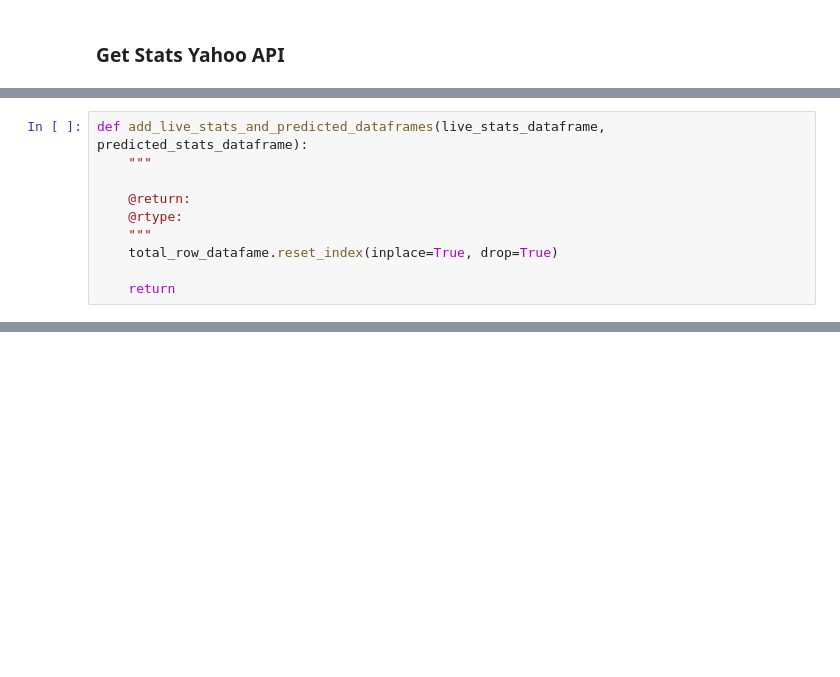
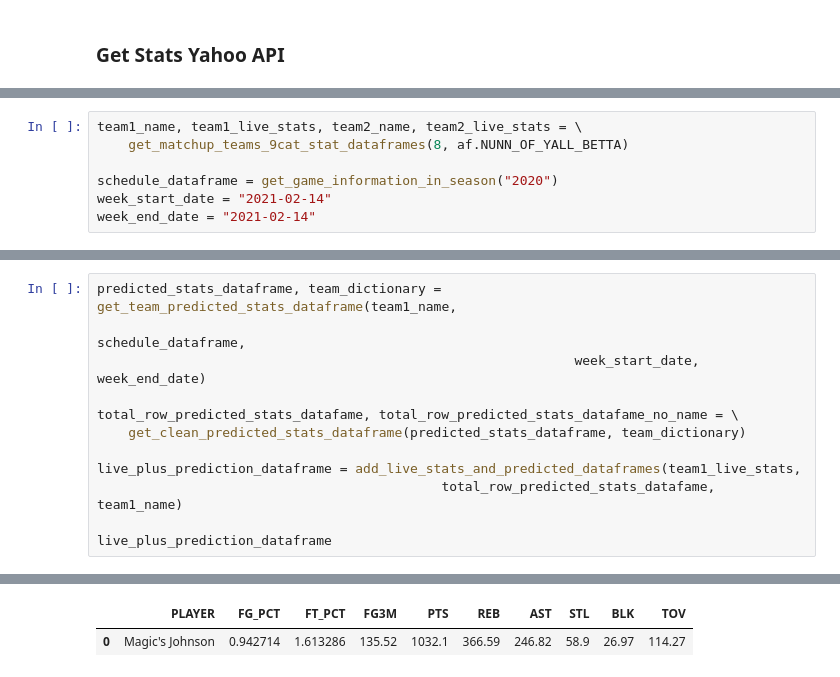
Before and after one commit to JaumeClave/waiver_wire_machine, a Jupyter notebook: notebooks/04_matchup_evaluator.ipynb, the cells around one changed output, grey strips where cells are left out. Cells and saved outputs as stored; diff of their text form; blank space fills up the shorter version.

```diff
--- a/notebooks/04_matchup_evaluator.ipynb
+++ b/notebooks/04_matchup_evaluator.ipynb
@@ -1785,10 +1840,0 @@ b
-# %%
-def add_live_stats_and_predicted_dataframes(live_stats_dataframe, predicted_stats_dataframe):
-    """
-
-    @return:
-    @rtype:
-    """
-    total_row_datafame.reset_index(inplace=True, drop=True)
-
-    return
@@ -1794,0 +1904,7 @@ def add_live_stats_and_predicted_dataframes(live_stats_dataframe, predicted_stat
+# %%
+team1_name, team1_live_stats, team2_name, team2_live_stats = \
+    get_matchup_teams_9cat_stat_dataframes(8, af.NUNN_OF_YALL_BETTA)
+
+schedule_dataframe = get_game_information_in_season("2020")
+week_start_date = "2021-02-14"
+week_end_date = "2021-02-14"
@@ -1794,0 +1915,13 @@ def add_live_stats_and_predicted_dataframes(live_stats_dataframe, predicted_stat
+# %%
+predicted_stats_dataframe, team_dictionary = get_team_predicted_stats_dataframe(team1_name,
+                                                                                schedule_dataframe,
+                                                             week_start_date, week_end_date)
+
+total_row_predicted_stats_datafame, total_row_predicted_stats_datafame_no_name = \
+    get_clean_predicted_stats_dataframe(predicted_stats_dataframe, team_dictionary)
+
+live_plus_prediction_dataframe = add_live_stats_and_predicted_dataframes(team1_live_stats,
+                                            total_row_predicted_stats_datafame, team1_name)
+
+live_plus_prediction_dataframe
+# %% [output]
@@ -1795,3 +1945,5 @@ def add_live_stats_and_predicted_dataframes(live_stats_dataframe, predicted_stat
+|  | PLAYER | FG_PCT | FT_PCT | FG3M | PTS | REB | AST | STL | BLK | TOV |
+| 0 | Magic's Johnson | 0.942714 | 1.613286 | 135.52 | 1032.1 | 366.59 | 246.82 | 58.9 | 26.97 | 114.27 |
 # %%
 from datetime import date
 
```
Also changed, not shown: parts of 22 cells of this notebook, 2 other files.
